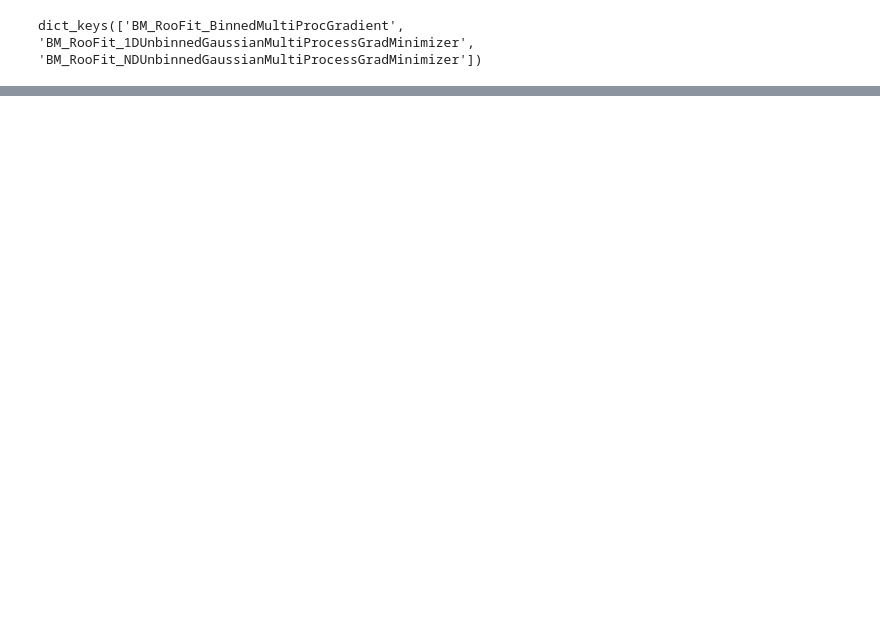
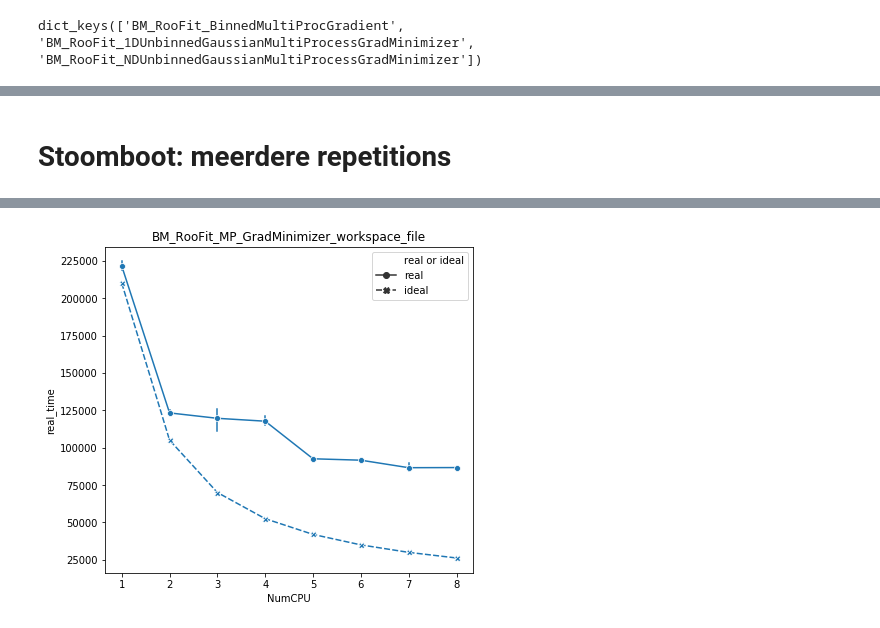
Before and after one commit to roofit-dev/parallel-roofit-scripts, a Jupyter notebook: rootbench_analysis/check_json_output.ipynb, the cells around one changed output, grey strips where cells are left out. Drawn from its saved outputs; the diff is of its cells as text; code cells hidden in the pictures; blank space fills up the shorter version.

```diff
--- a/rootbench_analysis/check_json_output.ipynb
+++ b/rootbench_analysis/check_json_output.ipynb
@@ -108,0 +183,6 @@ dfs['BM_RooFit_BinnedMultiProcGradient']
+# %% [markdown]
+# Stoomboot: meerdere repetitions
+# %%
+# op centos7 machine (nu wel ook 32 CPUs (= max) gereserveerd)
+dfs = load_result_file('../rootbench/1464718.burrell.nikhef.nl/RoofitMPworkspace_1547613964.json')
+# %% [output]
@@ -108,0 +190 @@ dfs['BM_RooFit_BinnedMultiProcGradient']
+[figure, added]
```
Also changed, not shown: parts of 33 cells of this notebook.
